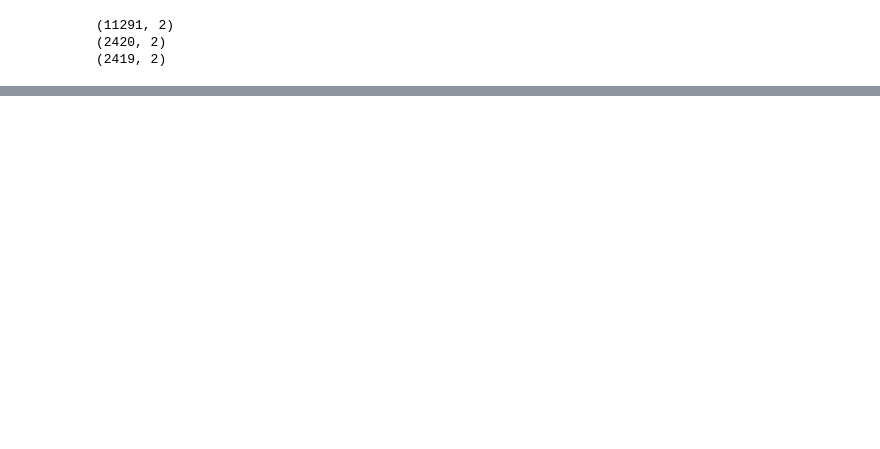
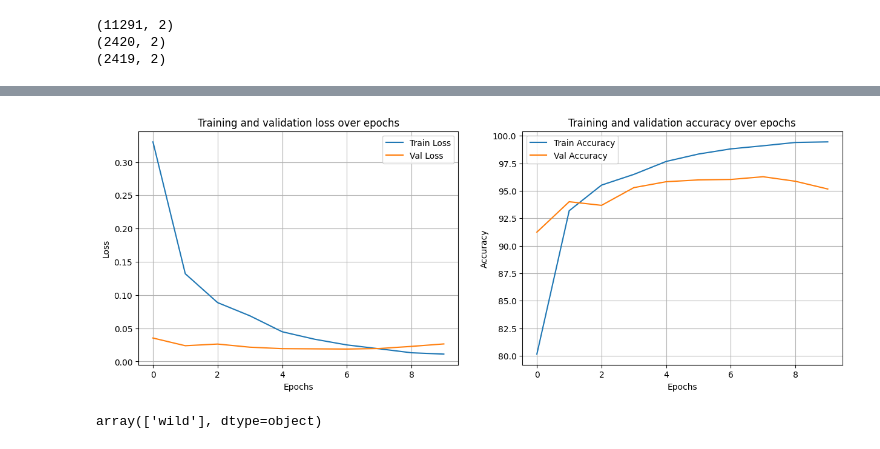
Before and after one commit to dilshodazamjonov/Pytorch, a Jupyter notebook: PytorchComputerVision/ImageClassification.ipynb, the cells around one changed output, grey strips where cells are left out. Drawn from its saved outputs; the diff is of its cells as text; code cells hidden in the pictures; blank space fills up the shorter version.

```diff
--- a/PytorchComputerVision/ImageClassification.ipynb
+++ b/PytorchComputerVision/ImageClassification.ipynb
@@ -76,0 +120,8 @@ print(test.shape)
+# %%
+LR = 1e-4
+BATCH_SIZE = 16
+EPOCHS = 10
+# %%
+train_loader = DataLoader(train_dataset, batch_size=BATCH_SIZE, shuffle=True)
+val_loader = DataLoader(val_dataset, batch_size=BATCH_SIZE, shuffle=True)
+test_loader = DataLoader(test_dataset, batch_size=BATCH_SIZE, shuffle=True)
@@ -76,0 +184,3 @@ print(test.shape)
+# %%
+criterion = nn.CrossEntropyLoss()
+optimizer = Adam(model.parameters(), lr=LR)
@@ -76,0 +275,22 @@ print(test.shape)
+# %%
+fig, axs = plt.subplots(nrows=1, ncols=2, figsize=(15, 5))
+
+axs[0].plot(total_loss_train_plot, label='Train Loss')
+axs[0].plot(total_loss_val_plot, label='Val Loss')
+axs[0].set_title('Training and validation loss over epochs')
+axs[0].set_xlabel('Epochs')
+axs[0].set_ylabel('Loss')
+axs[0].legend()
+axs[0].grid()
+
+axs[1].plot(total_acc_train_plot, label='Train Accuracy')
+axs[1].plot(total_acc_val_plot, label='Val Accuracy')
+axs[1].set_title('Training and validation accuracy over epochs')
+axs[1].set_xlabel('Epochs')
+axs[1].set_ylabel('Accuracy')
+axs[1].legend()
+axs[1].grid()
+
+plt.show()
+# %% [output]
+[figure, added]
@@ -76,0 +310,5 @@ print(test.shape)
+# %%
+img_path = 'animal-faces/afhq/silver-tabby-cat-sitting-on-green-background-free-photo.jpg'
+predict_image(img_path=img_path)
+# %% [output]
+array(['wild'], dtype=object)
```
Also changed, not shown: parts of 12 cells of this notebook, 6 other files.
